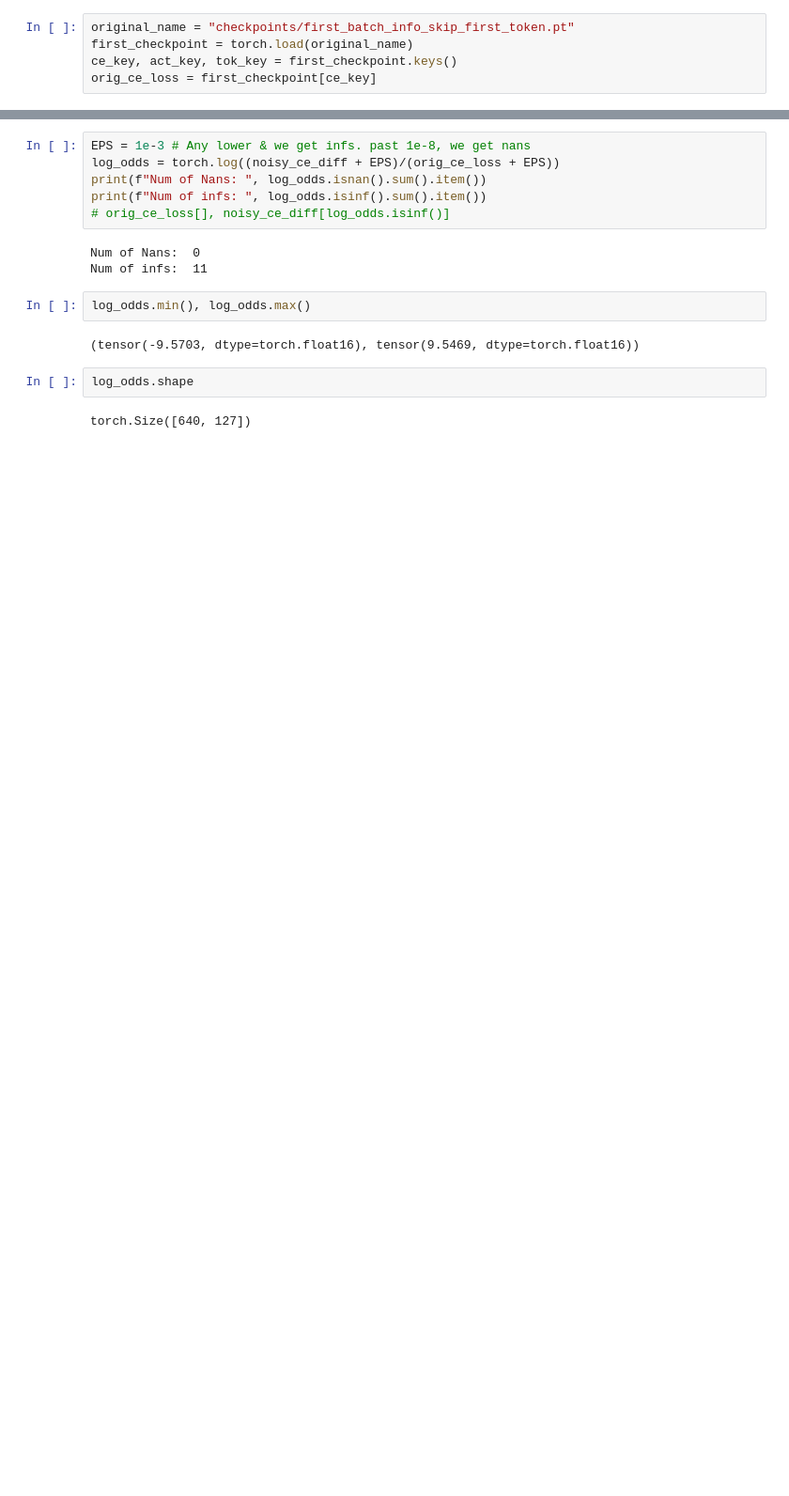
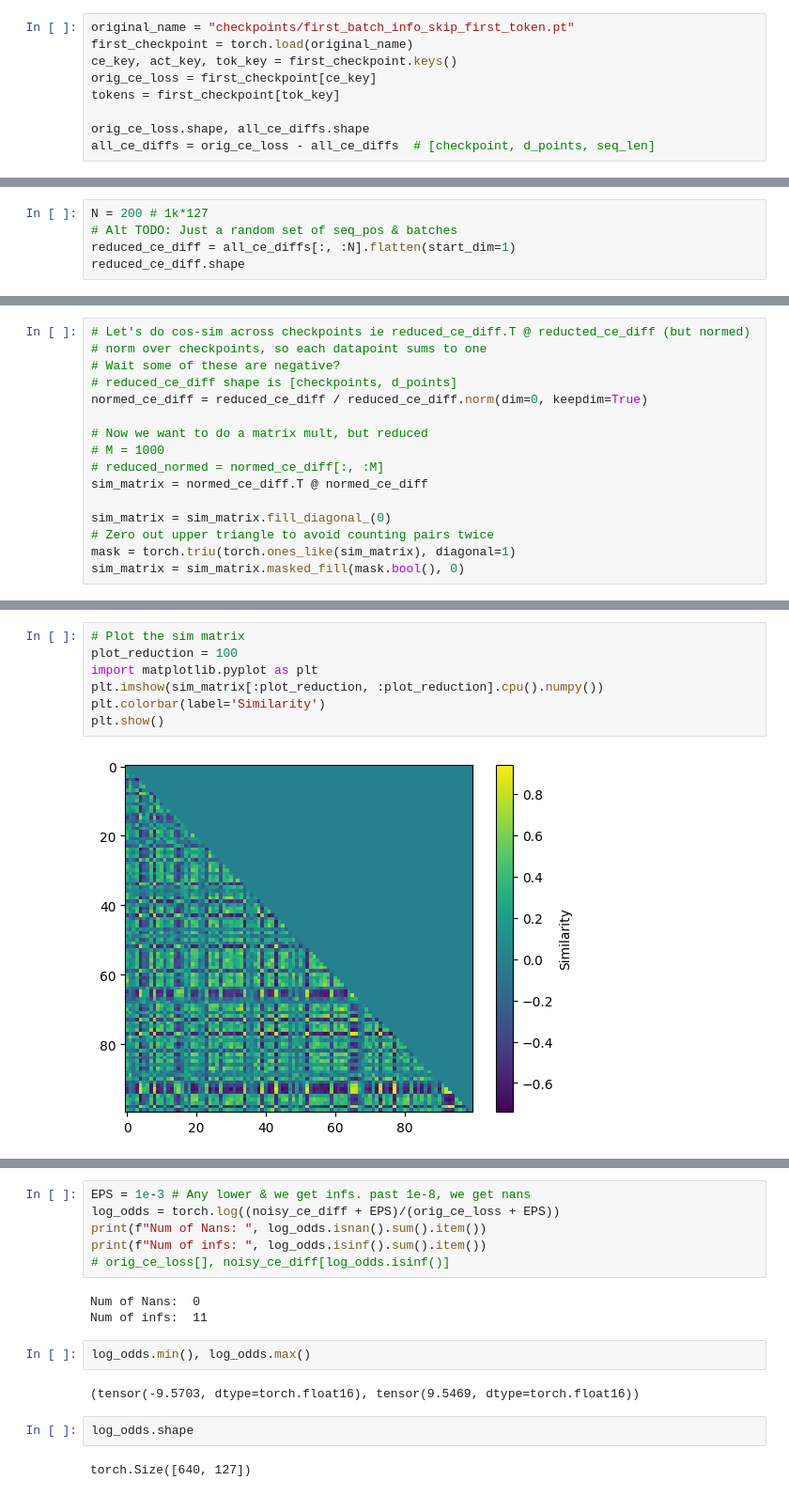
Before and after one commit to loganriggs/renormalization_interp, a Jupyter notebook: datapoint_sim.ipynb, the cells around one changed output, grey strips where cells are left out. Shown at 94% size. Cells and saved outputs as stored; diff of their text form; blank space fills up the shorter version.

Commit message:
Initial plots & sims

```diff
--- a/datapoint_sim.ipynb
+++ b/datapoint_sim.ipynb
@@ -47,3 +32,7 @@ original_name = "checkpoints/first_batch_info_skip_first_token.pt"
 first_checkpoint = torch.load(original_name)
 ce_key, act_key, tok_key = first_checkpoint.keys()
 orig_ce_loss = first_checkpoint[ce_key]
+tokens = first_checkpoint[tok_key]
+
+orig_ce_loss.shape, all_ce_diffs.shape
+all_ce_diffs = orig_ce_loss - all_ce_diffs  # [checkpoint, d_points, seq_len]
@@ -53,0 +54,5 @@ orig_ce_loss.shape, noisy_ce_diff.shape
+# %%
+N = 200 # 1k*127
+# Alt TODO: Just a random set of seq_pos & batches
+reduced_ce_diff = all_ce_diffs[:, :N].flatten(start_dim=1)
+reduced_ce_diff.shape
@@ -53,0 +67,16 @@ orig_ce_loss.shape, noisy_ce_diff.shape
+# %%
+# Let's do cos-sim across checkpoints ie reduced_ce_diff.T @ reducted_ce_diff (but normed)
+# norm over checkpoints, so each datapoint sums to one
+# Wait some of these are negative?
+# reduced_ce_diff shape is [checkpoints, d_points]
+normed_ce_diff = reduced_ce_diff / reduced_ce_diff.norm(dim=0, keepdim=True)
+
+# Now we want to do a matrix mult, but reduced
+# M = 1000
+# reduced_normed = normed_ce_diff[:, :M]
+sim_matrix = normed_ce_diff.T @ normed_ce_diff
+
+sim_matrix = sim_matrix.fill_diagonal_(0)
+# Zero out upper triangle to avoid counting pairs twice
+mask = torch.triu(torch.ones_like(sim_matrix), diagonal=1)
+sim_matrix = sim_matrix.masked_fill(mask.bool(), 0)
@@ -53,0 +87,9 @@ orig_ce_loss.shape, noisy_ce_diff.shape
+# %%
+# Plot the sim matrix
+plot_reduction = 100
+import matplotlib.pyplot as plt
+plt.imshow(sim_matrix[:plot_reduction, :plot_reduction].cpu().numpy())
+plt.colorbar(label='Similarity')
+plt.show()
+# %% [output]
+[figure, added]
```
Also changed, not shown: parts of 20 cells of this notebook.
